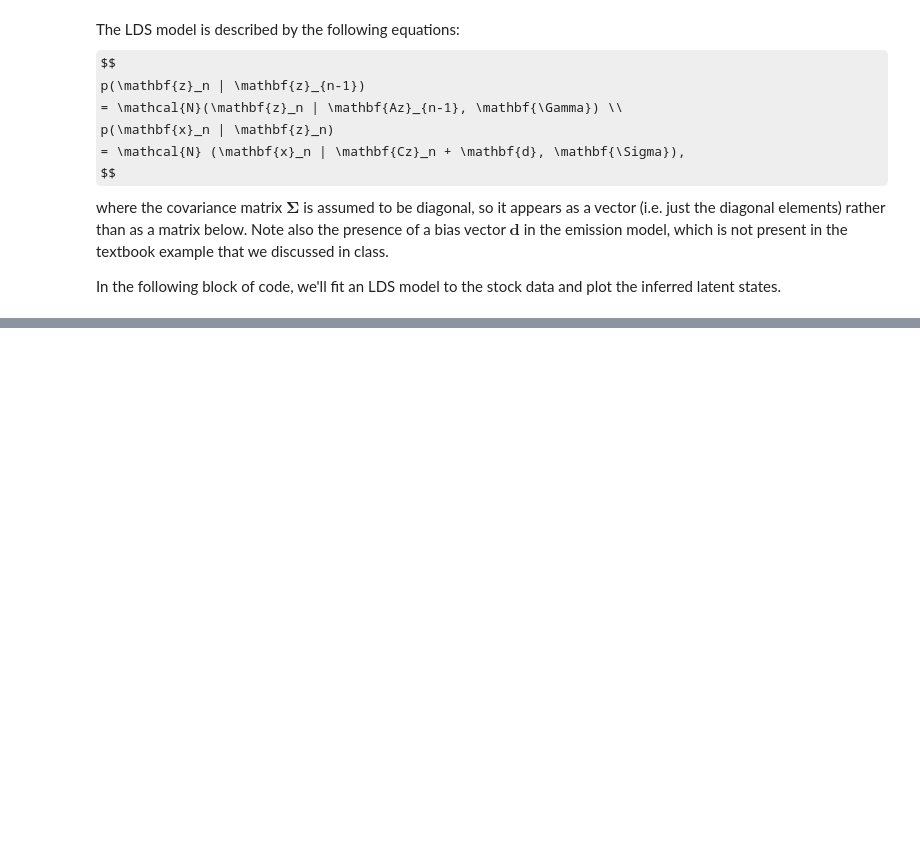
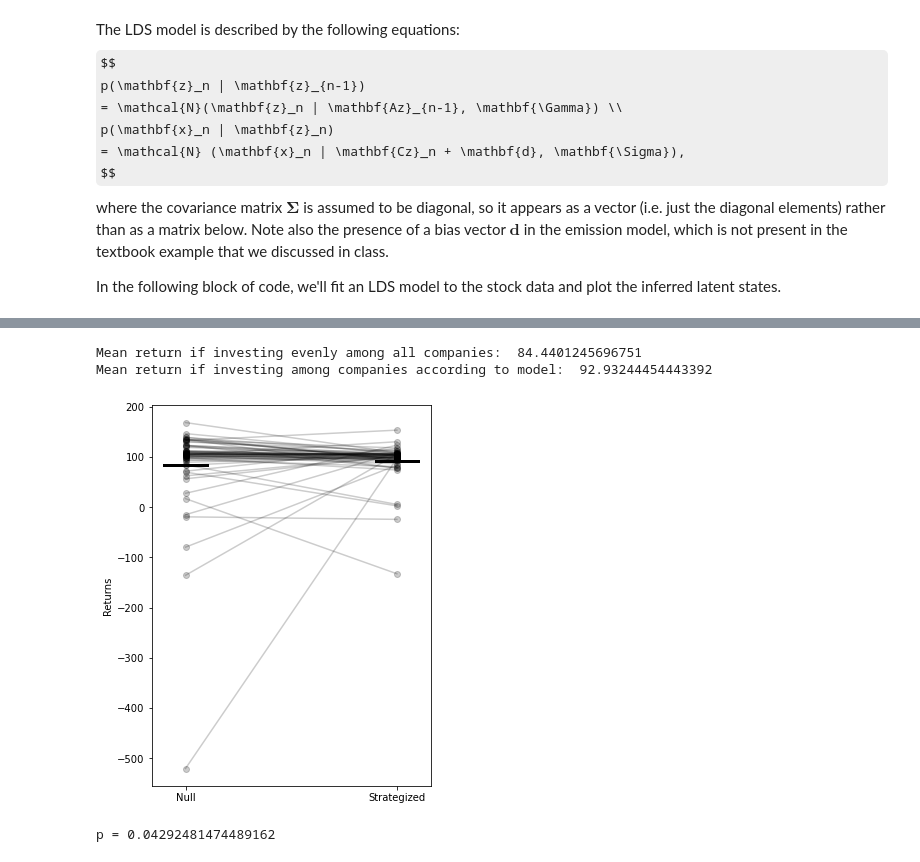
Before and after one commit to murray-lab/statistical-learning, a Jupyter notebook: Demo_StockPrediction.ipynb, the cells around one changed output, grey strips where cells are left out. Drawn from its saved outputs; the diff is of its cells as text; code cells hidden in the pictures; some formulas as TeX source; blank space fills up the shorter version.

```diff
--- a/Demo_StockPrediction.ipynb
+++ b/Demo_StockPrediction.ipynb
@@ -156,0 +272,26 @@ for x in [A, Gamma, C, d, Sig]:
+# %%
+plt.figure(figsize=(5, 7))
+for i in range(len(returns_null)):
+    plt.plot([0, 1], [returns_null[i], returns_strategized[i]], '-ok', alpha=0.2)
+#plt.plot(np.zeros_like(returns_null), returns_null, 'ok')
+plt.plot([-0.1, 0.1], np.mean(returns_null)*np.ones(2), 'k', lw=3)
+#plt.plot(np.ones_like(returns_strategized), returns_strategized, 'ok')
+plt.plot([0.9, 1.1], np.mean(returns_strategized)*np.ones(2), 'k', lw=3)
+plt.xticks([0, 1], ['Null', 'Strategized'])
+plt.ylabel('Returns')
+
+print('Mean return if investing evenly among all companies: ',
+      np.mean(returns_null))
+print('Mean return if investing among companies according to model: ',
+      np.mean(returns_strategized))
+# %% [output]
+Mean return if investing evenly among all companies:  84.4401245696751
+Mean return if investing among companies according to model:  92.93244454443392
+[figure, added]
+# %%
+from scipy.stats import wilcoxon
+
+res = wilcoxon(np.array(returns_strategized) - np.array(returns_null))
+print('p =', res.pvalue)
+# %% [output]
+p = 0.04292481474489162
```
Also changed, not shown: parts of 9 cells of this notebook.
